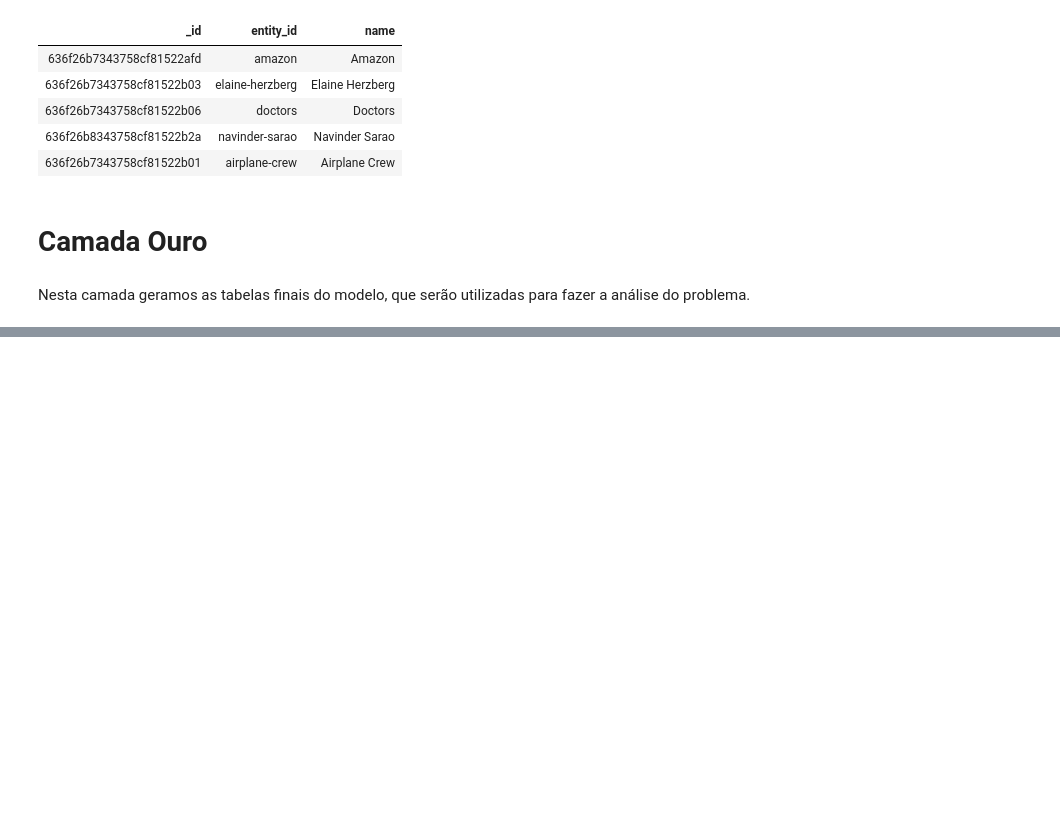
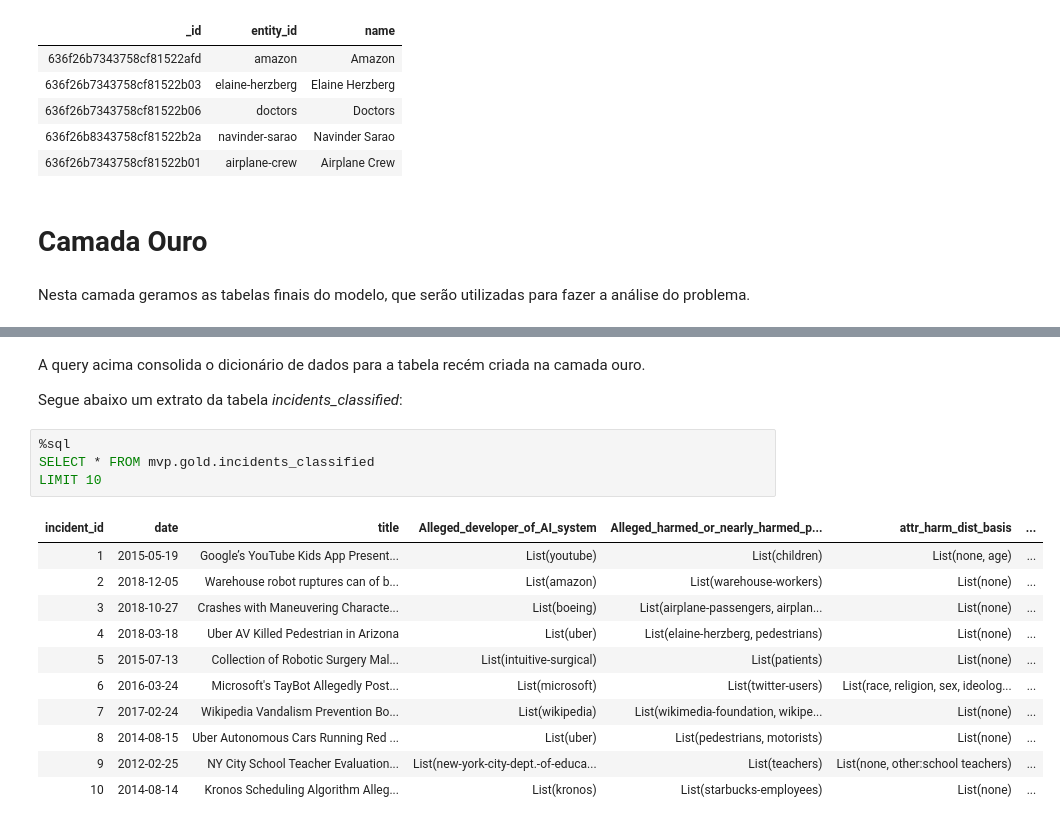
Before and after one commit to rogerlga/mvp-ed, a Jupyter notebook: mvp_ed.ipynb, the cells around one changed output, grey strips where cells are left out. Saved outputs shown, nothing was run; the diff lists cells and outputs as text; blank space fills up the shorter version.

```diff
--- a/mvp_ed.ipynb
+++ b/mvp_ed.ipynb
@@ -518,0 +635,20 @@ JOIN mvp.silver.classifications c
+# %% [markdown]
+A query acima consolida o dicionário de dados para a tabela recém criada na camada ouro.
+
+Segue abaixo um extrato da tabela *incidents_classified*:
+# %%
+%sql
+SELECT * FROM mvp.gold.incidents_classified
+LIMIT 10
+# %% [output]
+| incident_id | date | title | Alleged_developer_of_AI_system | Alleged_harmed_or_nearly_harmed_p... | attr_harm_dist_basis | ... |
+| 1 | 2015-05-19 | Google’s YouTube Kids App Present... | List(youtube) | List(children) | List(none, age) | ... |
+| 2 | 2018-12-05 | Warehouse robot ruptures can of b... | List(amazon) | List(warehouse-workers) | List(none) | ... |
+| 3 | 2018-10-27 | Crashes with Maneuvering Characte... | List(boeing) | List(airplane-passengers, airplan... | List(none) | ... |
+| 4 | 2018-03-18 | Uber AV Killed Pedestrian in Arizona | List(uber) | List(elaine-herzberg, pedestrians) | List(none) | ... |
+| 5 | 2015-07-13 | Collection of Robotic Surgery Mal... | List(intuitive-surgical) | List(patients) | List(none) | ... |
+| 6 | 2016-03-24 | Microsoft's TayBot Allegedly Post... | List(microsoft) | List(twitter-users) | List(race, religion, sex, ideolog... | ... |
+| 7 | 2017-02-24 | Wikipedia Vandalism Prevention Bo... | List(wikipedia) | List(wikimedia-foundation, wikipe... | List(none) | ... |
+| 8 | 2014-08-15 | Uber Autonomous Cars Running Red ... | List(uber) | List(pedestrians, motorists) | List(none) | ... |
+| 9 | 2012-02-25 | NY City School Teacher Evaluation... | List(new-york-city-dept.-of-educa... | List(teachers) | List(none, other:school teachers) | ... |
+| 10 | 2014-08-14 | Kronos Scheduling Algorithm Alleg... | List(kronos) | List(starbucks-employees) | List(none) | ... |
```
Also changed, not shown: parts of 23 cells of this notebook, 1 other file.
